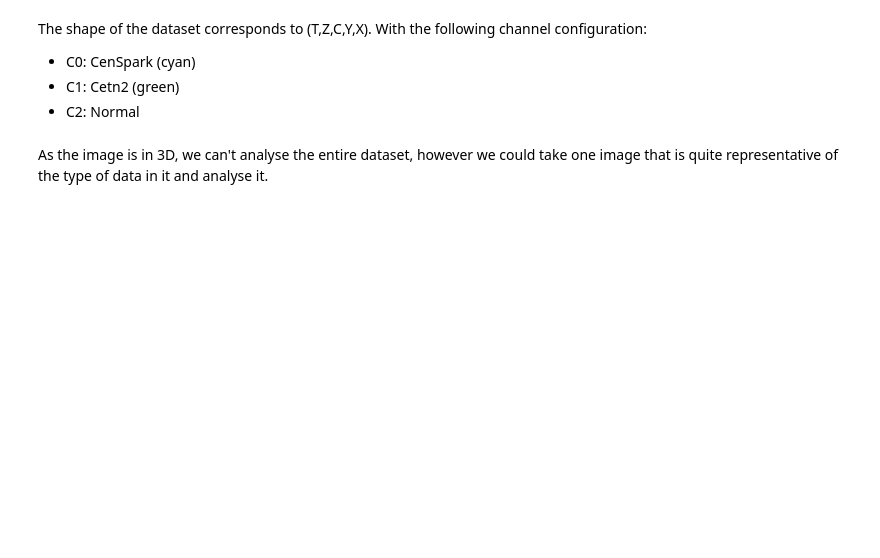
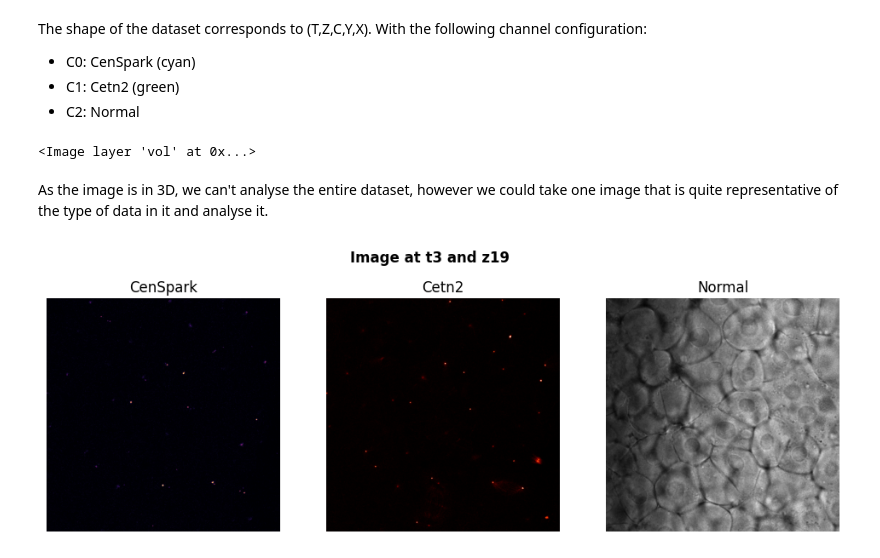
Before and after one commit to UPGON/Zfish_Centrioles_Tracking_Pipeline, a Jupyter notebook: colocalisation_analysis.ipynb, the cells around one changed output. Cells and saved outputs as stored; diff of their text form; code cells hidden in the pictures; blank space fills up the shorter version.

```diff
--- a/colocalisation_analysis.ipynb
+++ b/colocalisation_analysis.ipynb
@@ -50,0 +63,5 @@ With the following channel configuration:
+# %%
+viewer = napari.Viewer()
+viewer.add_image(vol)
+# %% [output]
+<Image layer 'vol' at 0x...>
@@ -51,8 +71,21 @@ With the following channel configuration:
 # %% [markdown]
 As the image is in 3D, we can't analyse the entire dataset, however we could take one image that is quite representative of the type of data in it and analyse it.
 # %%
-img = vol[3,18]
-fig, axes = plt.subplots(1,3)
-axes[0,0].imshow(img[0], cmap="cyan")
-axes[0,1].imshow(img[1],cmap="green_r")
-axes[0,2].imshow(img[2], cmap="grays")
+t = 3
+z = 19
+img = vol[t, z] #In Fiji this corresponds to the image ate t4 and z20
+fig, axes = plt.subplots(1,3, figsize=(12,4))
+axes[0].imshow(img[0], cmap="inferno")
+axes[0].set_title("CenSpark")
+axes[0].axis('off')
+axes[1].imshow(img[1], cmap="gist_heat")
+axes[1].set_title("Cetn2")
+axes[1].axis("off")
+axes[2].imshow(img[2], cmap="gray")
+axes[2].set_title("Normal")
+axes[2].axis("off")
+fig.suptitle(f"Image at t{t} and z{z}", fontweight='bold')
+
+plt.show()
+# %% [output]
+[figure, added]
```
Also changed, not shown: parts of 26 cells of this notebook, 2 other files.
